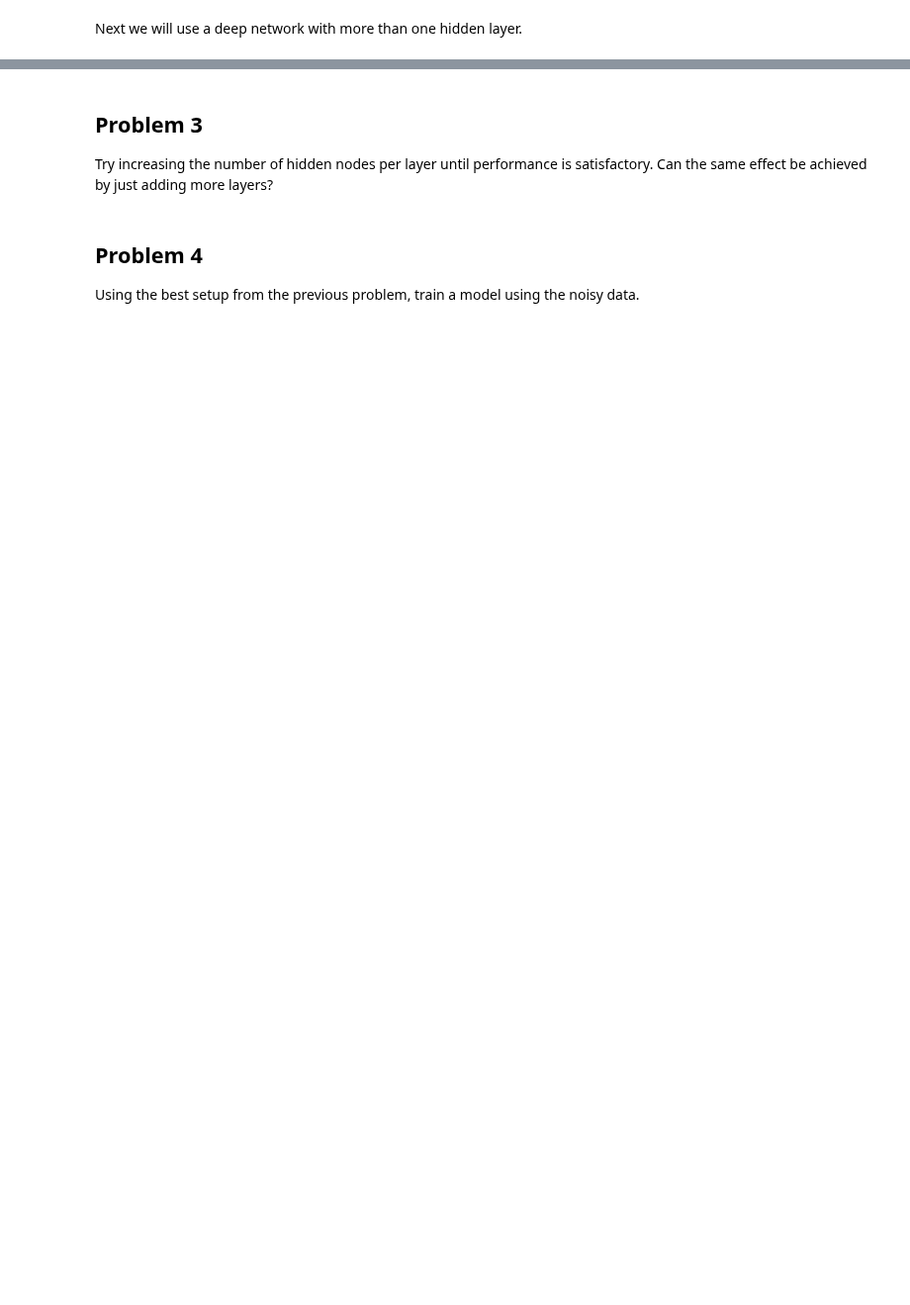
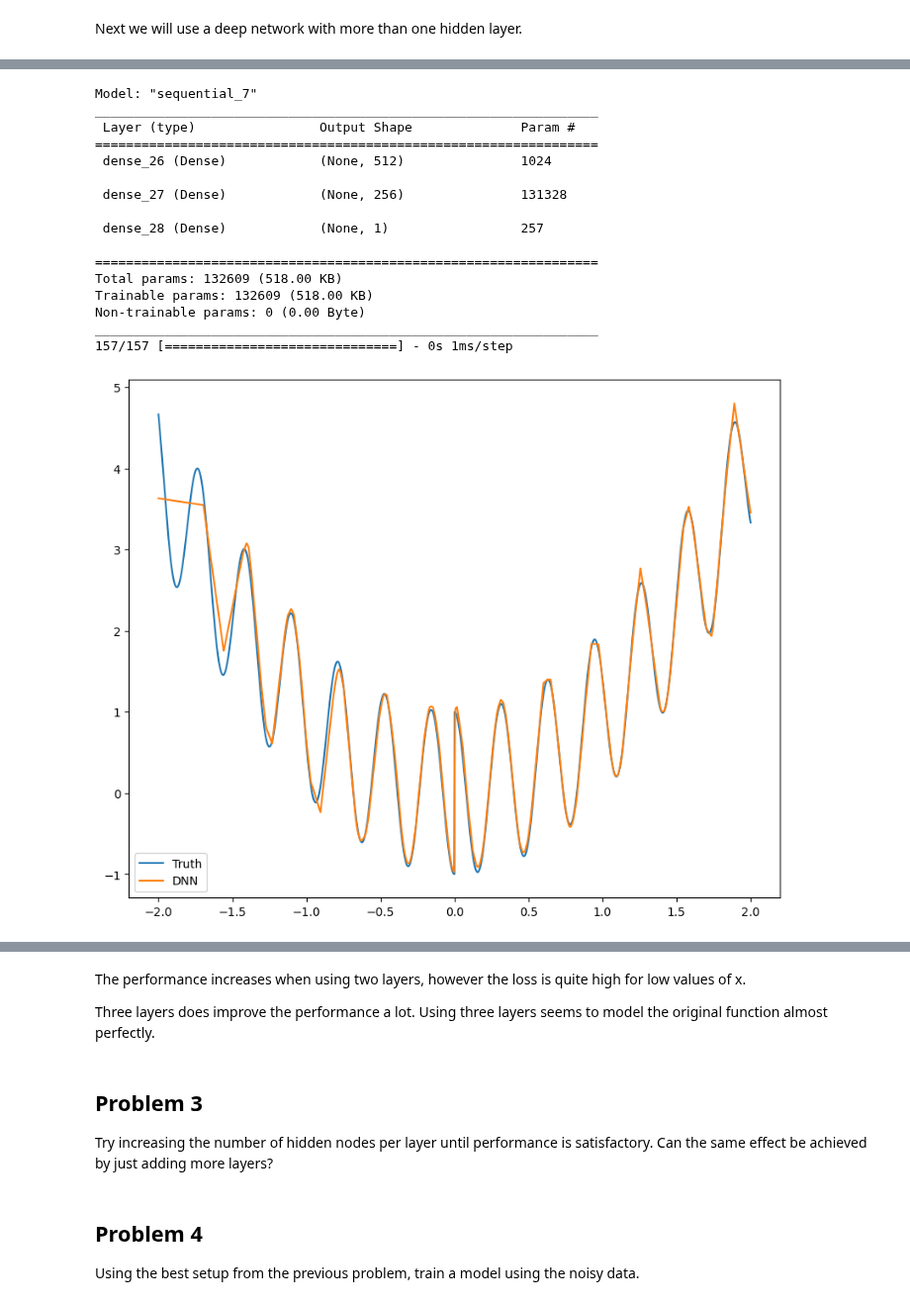
Before and after one commit to martinfsl/TTT4185, a Jupyter notebook: Assignments/Assignment_3/TTT4185_assignment_3b.ipynb, the cells around one changed output, grey strips where cells are left out. Shown at 99% size. Saved outputs shown, nothing was run; the diff lists cells and outputs as text; code cells hidden in the pictures; blank space fills up the shorter version.

```diff
--- a/Assignments/Assignment_3/TTT4185_assignment_3b.ipynb
+++ b/Assignments/Assignment_3/TTT4185_assignment_3b.ipynb
@@ -159,0 +263,69 @@ plt.show()
+# %%
+M = 512
+
+# Two layers
+model_two_layers = keras.Sequential([
+    keras.layers.Dense(M, activation=tf.nn.relu, input_dim=1),
+    keras.layers.Dense(M/2, activation=tf.nn.relu, input_dim=M),
+    keras.layers.Dense(1)
+])
+
+model_two_layers.summary()
+# Train the model
+model_two_layers.compile(loss='mean_squared_error',
+              optimizer="adam",
+              metrics=['accuracy'])
+
+# train the model
+history_two_layers = model_two_layers.fit(x, f(x), epochs=1000, batch_size=128, verbose=0)
+
+# Compute \hat y from the network and compare this to the true f(x)
+z = model_two_layers.predict(x)
+plt.figure(figsize=(10,8))
+plt.plot(x,f(x),label="Truth")
+plt.plot(x,z,label="DNN")
+plt.legend()
+plt.show()
+
+# Three layers
+model_three_layers = keras.Sequential([
+    keras.layers.Dense(M, activation=tf.nn.relu, input_dim=1),
+    keras.layers.Dense(M/2, activation=tf.nn.relu, input_dim=M),
+    keras.layers.Dense(M/4, activation=tf.nn.relu, input_dim=M/2),
+    keras.layers.Dense(1)
+])
+
+model_three_layers.summary()
+# Train the model
+model_three_layers.compile(loss='mean_squared_error',
+              optimizer="adam",
+              metrics=['accuracy'])
+
+# train the model
+history_three_layers = model_three_layers.fit(x, f(x), epochs=1000, batch_size=128, verbose=0)
+
+# Compute \hat y from the network and compare this to the true f(x)
+z = model_three_layers.predict(x)
+plt.figure(figsize=(10,8))
+plt.plot(x,f(x),label="Truth")
+plt.plot(x,z,label="DNN")
+plt.legend()
+plt.show()
+# %% [output]
+Model: "sequential_7"
+_________________________________________________________________
+ Layer (type)                Output Shape              Param #
+=================================================================
+ dense_26 (Dense)            (None, 512)               1024
+
+ dense_27 (Dense)            (None, 256)               131328
+
+ dense_28 (Dense)            (None, 1)                 257
+
+=================================================================
+Total params: 132609 (518.00 KB)
+Trainable params: 132609 (518.00 KB)
+Non-trainable params: 0 (0.00 Byte)
+_________________________________________________________________
+157/157 [==============================] - 0s 1ms/step
+[figure, added]
@@ -160,3 +351,7 @@ plt.show()
+# %% [markdown]
+The performance increases when using two layers, however the loss is quite high for low values of x.
+
+Three layers does improve the performance a lot. Using three layers seems to model the original function almost perfectly.
 # %% [markdown]
 ## Problem 3
 Try increasing the number of hidden nodes per layer until performance is satisfactory. Can the same effect be achieved by just adding more layers?
```
Also changed, not shown: parts of 14 cells of this notebook.
